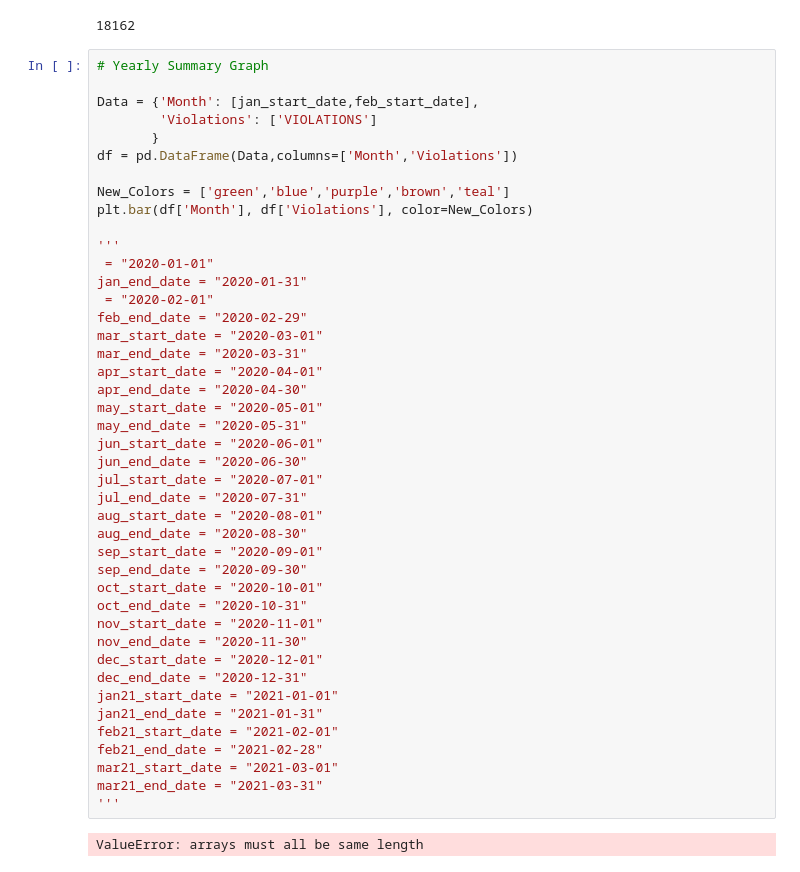
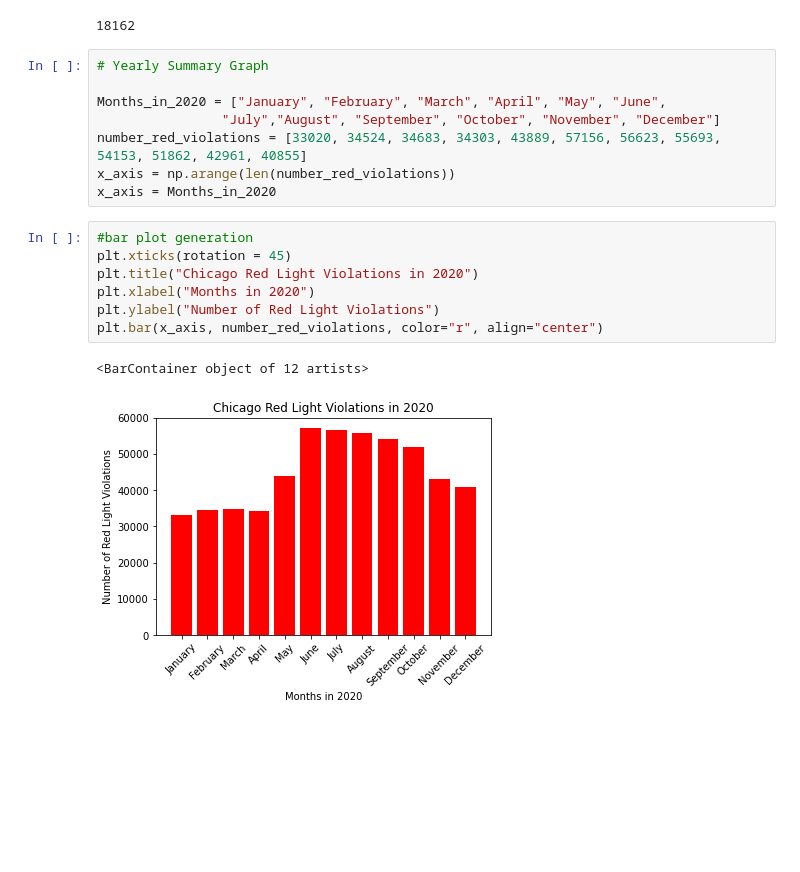
Before and after one commit to WACunninghamIV/Chicago_Traffic-RidershipData, a Jupyter notebook: Red_Light_Violations.ipynb, the cells around one changed output. Saved outputs shown, nothing was run; the diff lists cells and outputs as text; blank space fills up the shorter version.

```diff
--- a/Red_Light_Violations.ipynb
+++ b/Red_Light_Violations.ipynb
@@ -146,48 +150,21 @@ feb_2021_df["VIOLATIONS"].sum()
 mar_2021_df["VIOLATIONS"].sum()
 # %% [output]
 18162
-# %%
-# Yearly Summary Graph
-
-Data = {'Month': [jan_start_date,feb_start_date],
-        'Violations': ['VIOLATIONS']
-       }
-df = pd.DataFrame(Data,columns=['Month','Violations'])
-
-New_Colors = ['green','blue','purple','brown','teal']
-plt.bar(df['Month'], df['Violations'], color=New_Colors)
-
-'''
- = "2020-01-01"
-jan_end_date = "2020-01-31"
- = "2020-02-01"
-feb_end_date = "2020-02-29"
-mar_start_date = "2020-03-01"
-mar_end_date = "2020-03-31"
-apr_start_date = "2020-04-01"
-apr_end_date = "2020-04-30"
-may_start_date = "2020-05-01"
-may_end_date = "2020-05-31"
-jun_start_date = "2020-06-01"
-jun_end_date = "2020-06-30"
-jul_start_date = "2020-07-01"
-jul_end_date = "2020-07-31"
-aug_start_date = "2020-08-01"
-aug_end_date = "2020-08-30"
-sep_start_date = "2020-09-01"
-sep_end_date = "2020-09-30"
-oct_start_date = "2020-10-01"
-oct_end_date = "2020-10-31"
-nov_start_date = "2020-11-01"
-nov_end_date = "2020-11-30"
-dec_start_date = "2020-12-01"
-dec_end_date = "2020-12-31"
-jan21_start_date = "2021-01-01"
-jan21_end_date = "2021-01-31"
-feb21_start_date = "2021-02-01"
-feb21_end_date = "2021-02-28"
-mar21_start_date = "2021-03-01"
-mar21_end_date = "2021-03-31"
-'''
-# %% [output]
-ValueError: arrays must all be same length
+# %%
+# Yearly Summary Graph
+
+Months_in_2020 = ["January", "February", "March", "April", "May", "June",
+                "July","August", "September", "October", "November", "December"]
+number_red_violations = [33020, 34524, 34683, 34303, 43889, 57156, 56623, 55693, 54153, 51862, 42961, 40855]
+x_axis = np.arange(len(number_red_violations))
+x_axis = Months_in_2020
+# %%
+#bar plot generation
+plt.xticks(rotation = 45)
+plt.title("Chicago Red Light Violations in 2020")
+plt.xlabel("Months in 2020")
+plt.ylabel("Number of Red Light Violations")
+plt.bar(x_axis, number_red_violations, color="r", align="center")
+# %% [output]
+<BarContainer object of 12 artists>
+[figure, added]
```
Also changed, not shown: parts of 17 cells of this notebook, 1 other file.
